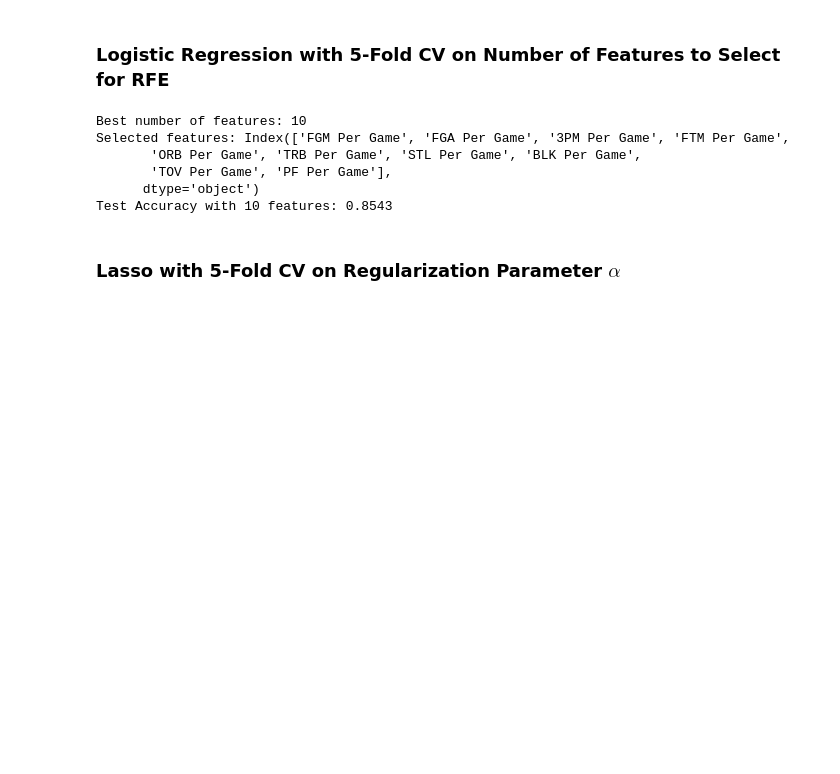
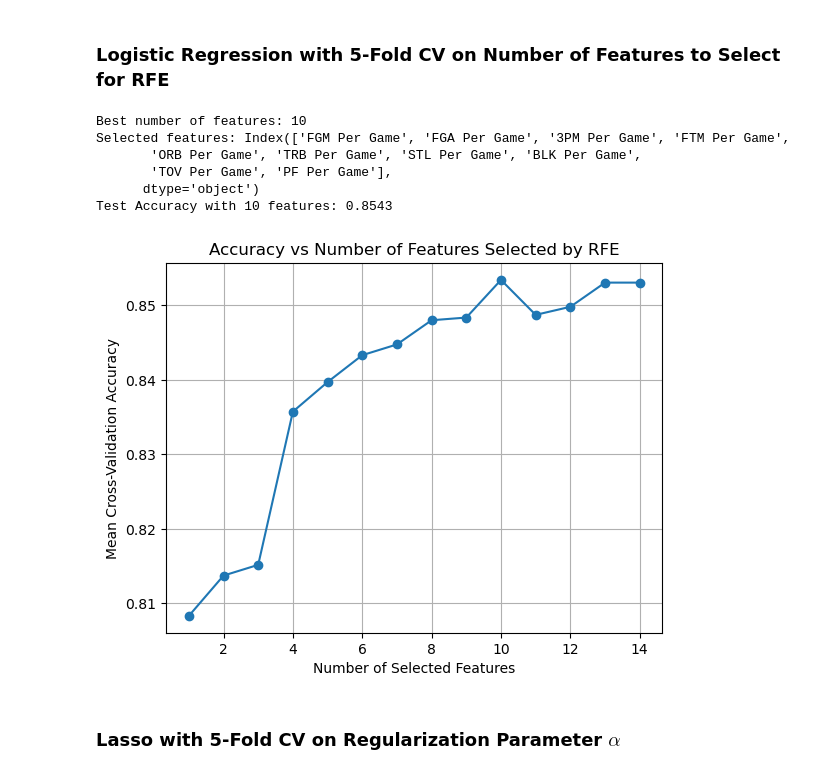
Before and after one commit to davmking/cs-526-ncaa, a Jupyter notebook: FeatureElimination/stats_to_tournament_app_with_cv.ipynb, the cells around one changed output. Drawn from its saved outputs; the diff is of its cells as text; code cells hidden in the pictures; blank space fills up the shorter version.

Commit message:
Add files via upload
Added graphs to logistic regression and lasso across parameters

```diff
--- a/FeatureElimination/stats_to_tournament_app_with_cv.ipynb
+++ b/FeatureElimination/stats_to_tournament_app_with_cv.ipynb
@@ -57,41 +58,47 @@ Index(['School', 'Games Played', 'Wins', 'Losses', 'W-L%',
       dtype='object')
 # %% [markdown]
 ### Logistic Regression with 5-Fold CV on Number of Features to Select for RFE
-# %%
-df = df.dropna()
-
-X_train, X_test, y_train, y_test = train_test_split(df[['Minutes Played Per Game', 'FGM Per Game', 'FGA Per Game',
-       '3PM Per Game', '3PA Per Game', 'FTM Per Game', 'FTA Per Game',
-       'ORB Per Game', 'TRB Per Game', 'AST Per Game', 'STL Per Game',
-       'BLK Per Game', 'TOV Per Game', 'PF Per Game']], df['Tournament App?'], test_size=0.2, random_state=40)
-
-model = LogisticRegression(max_iter=1000)
-rfe = RFE(model)
-
-param_grid = {'n_features_to_select': list(range(1, 15))}
-
-# Perform grid search with cross-validation
-grid_search = GridSearchCV(rfe, param_grid, cv=5, scoring='accuracy')
-grid_search.fit(X_train, y_train)
-
-# Get the best number of features
-best_n_features = grid_search.best_params_['n_features_to_select']
-best_model = grid_search.best_estimator_
-
-# Print the best number of features and their names
-selected_features = X_train.columns[np.where(best_model.support_ == True)]
-print(f"Best number of features: {best_n_features}")
-print("Selected features:", selected_features)
-
-# Evaluate the model on the test set
-test_score = best_model.score(X_test, y_test)
-print(f"Test Accuracy with {best_n_features} features: {test_score:.4f}")
-# %% [output]
-Best number of features: 10
-Selected features: Index(['FGM Per Game', 'FGA Per Game', '3PM Per Game', 'FTM Per Game',
-       'ORB Per Game', 'TRB Per Game', 'STL Per Game', 'BLK Per Game',
-       'TOV Per Game', 'PF Per Game'],
-      dtype='object')
-Test Accuracy with 10 features: 0.8543
+# %%
+df = df.dropna()
+X_train, X_test, y_train, y_test = train_test_split(df[['Minutes Played Per Game', 'FGM Per Game', 'FGA Per Game',
+       '3PM Per Game', '3PA Per Game', 'FTM Per Game', 'FTA Per Game',
+       'ORB Per Game', 'TRB Per Game', 'AST Per Game', 'STL Per Game',
+       'BLK Per Game', 'TOV Per Game', 'PF Per Game']], df['Tournament App?'],
+       test_size=0.2, random_state=40)
+
+model = LogisticRegression(max_iter=1000)
+rfe = RFE(model)
+
+param_grid = {'n_features_to_select': list(range(1, X_train.shape[1] + 1))}
+
+grid_search = GridSearchCV(rfe, param_grid, cv=5, scoring='accuracy', return_train_score=True)
+grid_search.fit(X_train, y_train)
+
+best_n_features = grid_search.best_params_['n_features_to_select']
+best_model = grid_search.best_estimator_
+
+selected_features = X_train.columns[best_model.support_]
+print(f"Best number of features: {best_n_features}")
+print("Selected features:", selected_features)
+
+test_score = best_model.score(X_test, y_test)
+print(f"Test Accuracy with {best_n_features} features: {test_score:.4f}")
+
+mean_cv_scores_rfe = grid_search.cv_results_['mean_test_score']
+
+plt.plot(range(1, X_train.shape[1] + 1), mean_cv_scores_rfe, marker='o')
+plt.xlabel('Number of Selected Features')
+plt.ylabel('Mean Cross-Validation Accuracy')
+plt.title('Accuracy vs. Number of Features Selected by RFE')
+plt.grid(True)
+plt.show()
+# %% [output]
+Best number of features: 10
+Selected features: Index(['FGM Per Game', 'FGA Per Game', '3PM Per Game', 'FTM Per Game',
+       'ORB Per Game', 'TRB Per Game', 'STL Per Game', 'BLK Per Game',
+       'TOV Per Game', 'PF Per Game'],
+      dtype='object')
+Test Accuracy with 10 features: 0.8543
+[figure, added]
 # %% [markdown]
 ### Lasso with 5-Fold CV on Regularization Parameter $\alpha$
```
Also changed, not shown: parts of 4 cells of this notebook.
